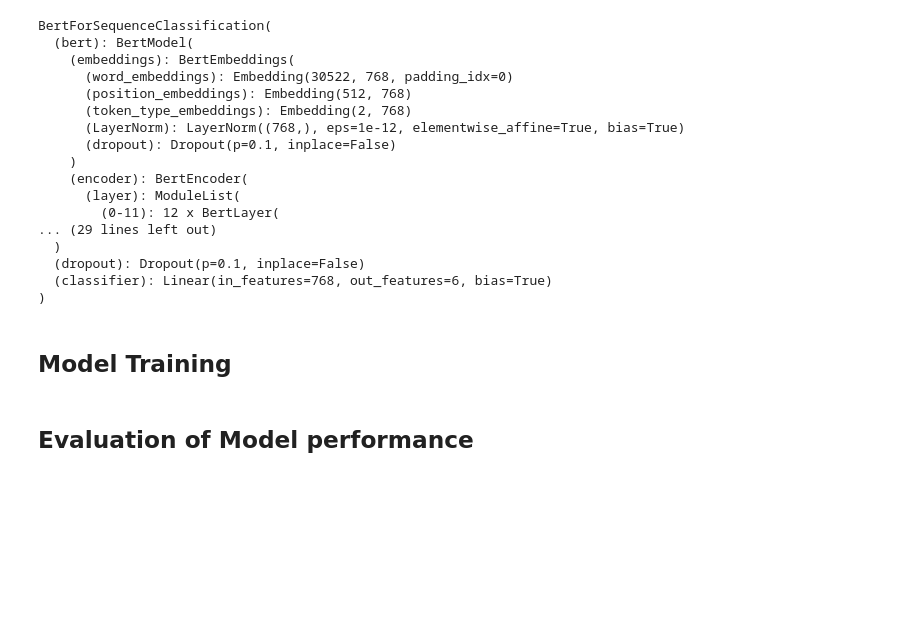
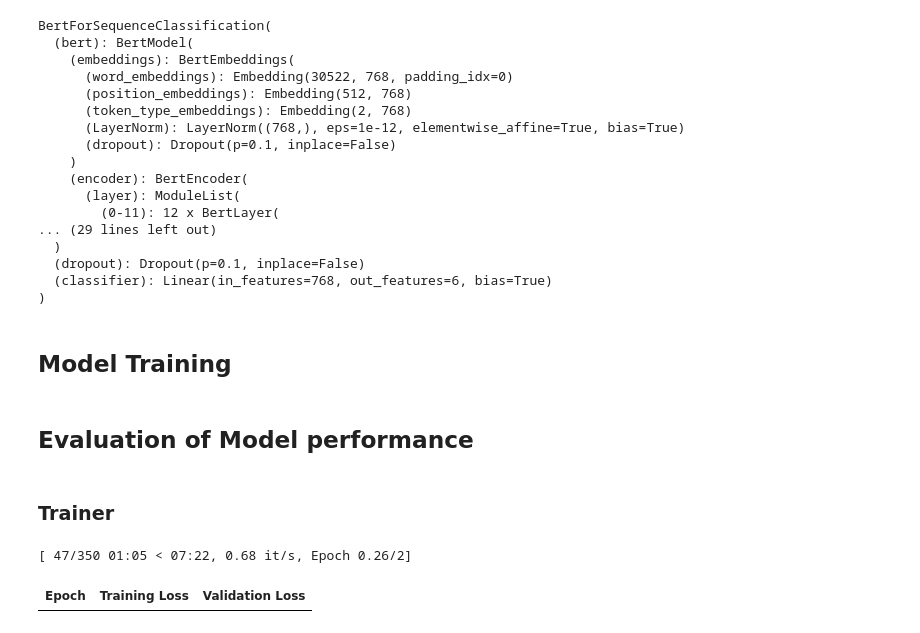
Before and after one commit to vinod-jaya-kumar/LLM_fine_tuning, a Jupyter notebook: fine_tuning_bert_for_text_classification.ipynb, the cells around one changed output. Cells and saved outputs as stored; diff of their text form; code cells hidden in the pictures; blank space fills up the shorter version.

Commit message:
Add model trainer

```diff
--- a/fine_tuning_bert_for_text_classification.ipynb
+++ b/fine_tuning_bert_for_text_classification.ipynb
@@ -202,3 +202,5 @@ def compute_metrics(pred):
     acc = accuracy_score(labels, preds)
 
     return {"accuracy": acc, "f1 score": f1}
+# %% [markdown]
+### Trainer
@@ -204,0 +209,12 @@ def compute_metrics(pred):
+# %%
+trainer = Trainer(model = model,
+                  args = training_args,
+                  compute_metrics= compute_metrics,
+                  train_dataset = encoded['train'],
+                  eval_dataset= encoded['validation'],
+                  processing_class=tokenizer)
+# %%
+trainer.train()
+# %% [output]
+[ 47/350 01:05 < 07:22, 0.68 it/s, Epoch 0.26/2]
+| Epoch | Training Loss | Validation Loss |
```
Also changed, not shown: parts of 1 cell of this notebook.
